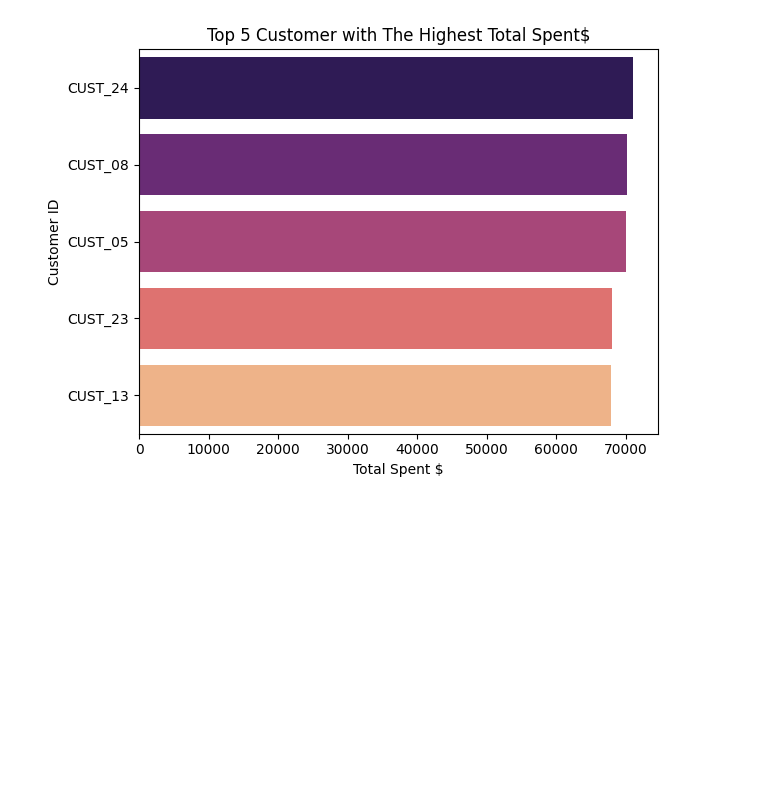
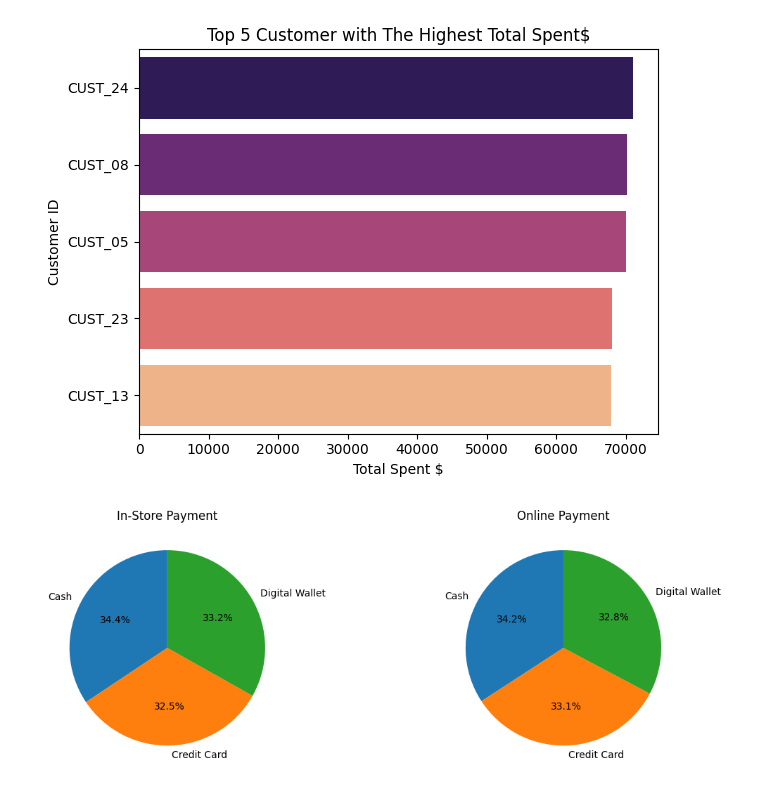
Before and after one commit to cityardhelaalisya/Data-Analyst-Portofolio, a Jupyter notebook: Retail_Store_Sales_Exploratory_Data_Analyst_and_Data_Cleaning.ipynb, the cells around one changed output. Drawn from its saved outputs; the diff is of its cells as text; code cells hidden in the pictures; blank space fills up the shorter version.

```diff
--- a/Retail_Store_Sales_Exploratory_Data_Analyst_and_Data_Cleaning.ipynb
+++ b/Retail_Store_Sales_Exploratory_Data_Analyst_and_Data_Cleaning.ipynb
@@ -208,0 +206,18 @@ Passing `palette` without assigning `hue` is deprecated and will be removed in v
+# %%
+# 4. What kind of Payment method do customers use the most in each location?
+
+customer_payment = sales.groupby(['Location', 'Payment Method'])['Customer ID'].count().reset_index()
+instore = customer_payment[customer_payment['Location'] == 'In-store']
+online = customer_payment[customer_payment['Location'] == 'Online']
+
+fig, ax = plt.subplots(1, 2, figsize=(12, 4))
+ax[0].pie(instore['Customer ID'], labels=instore['Payment Method'], autopct='%.1f%%', startangle=90)
+ax[0].set_title('In-Store Payment')
+
+ax[1].pie(online['Customer ID'], labels=online['Payment Method'], autopct='%.1f%%', startangle=90)
+ax[1].set_title('Online Payment')
+
+plt.tight_layout()
+plt.show()
+# %% [output]
+[figure, added]
```
Also changed, not shown: parts of 6 cells of this notebook.
